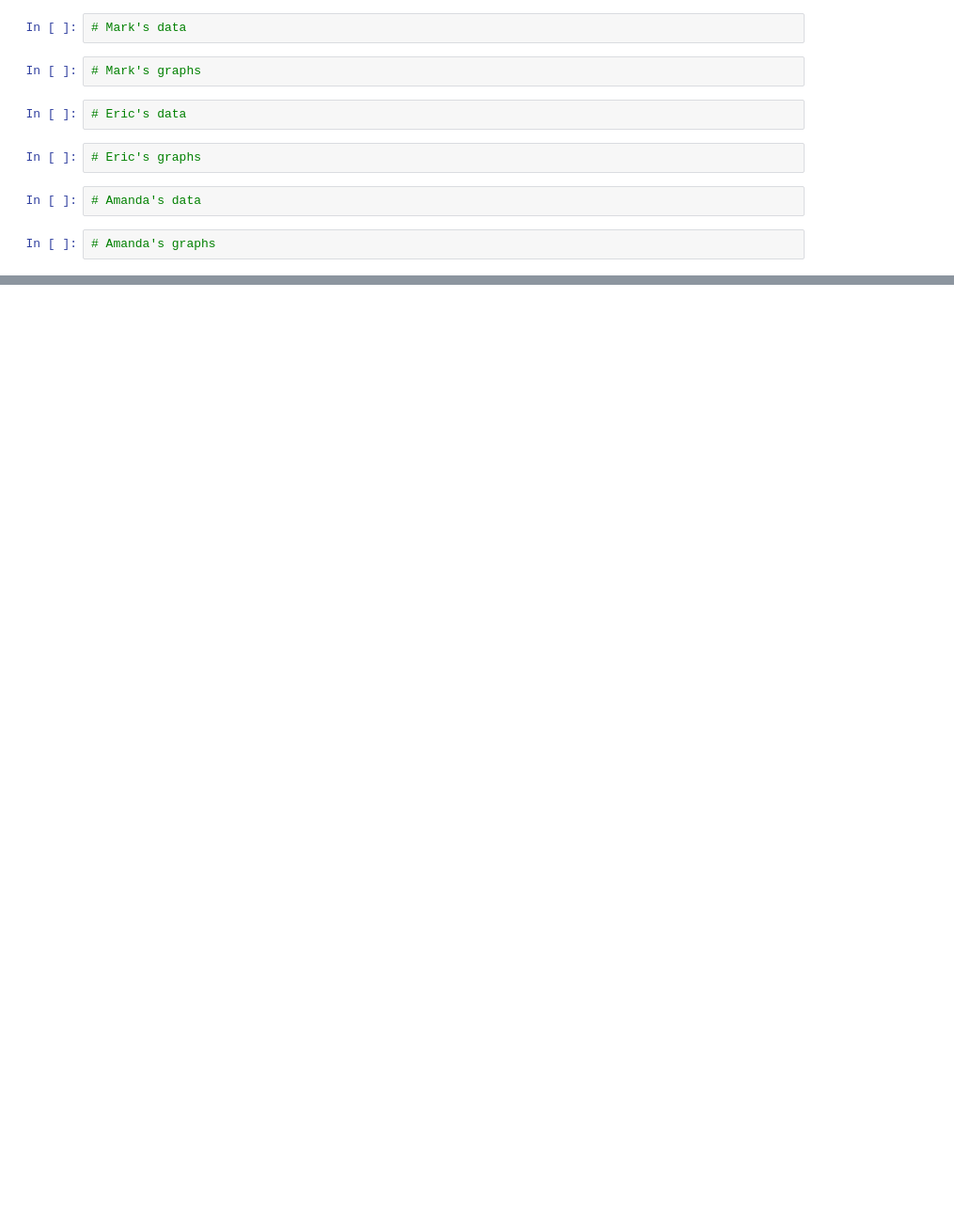
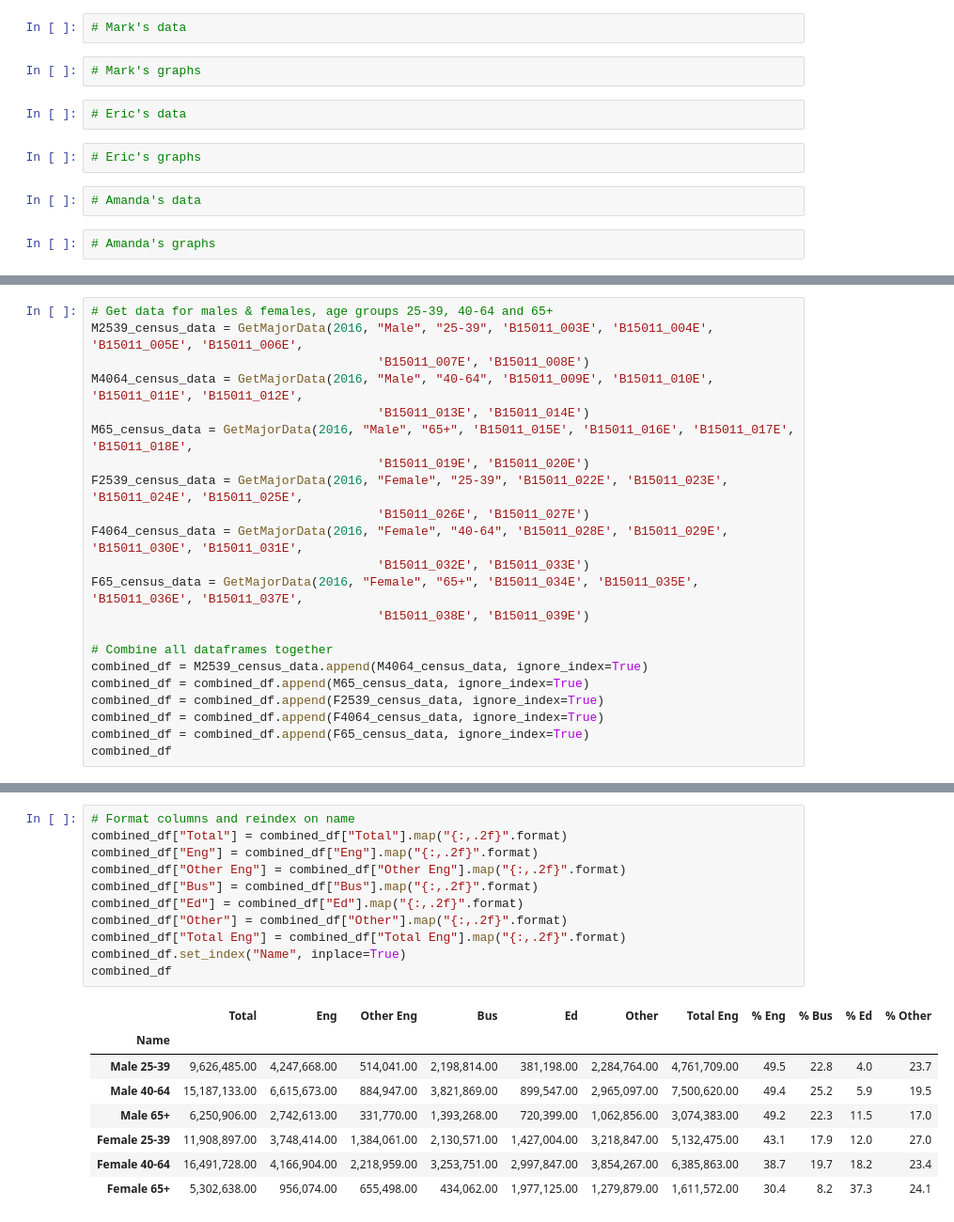
Before and after one commit to spencerrand/Census-Data-Analysis, a Jupyter notebook: Census.ipynb, the cells around one changed output, grey strips where cells are left out. Shown at 94% size. Cells and saved outputs as stored; diff of their text form; blank space fills up the shorter version.

```diff
--- a/Census.ipynb
+++ b/Census.ipynb
@@ -65,0 +60,22 @@ plt.show()
+# %%
+# Get data for males & females, age groups 25-39, 40-64 and 65+
+M2539_census_data = GetMajorData(2016, "Male", "25-39", 'B15011_003E', 'B15011_004E', 'B15011_005E', 'B15011_006E',
+                                       'B15011_007E', 'B15011_008E')
+M4064_census_data = GetMajorData(2016, "Male", "40-64", 'B15011_009E', 'B15011_010E', 'B15011_011E', 'B15011_012E',
+                                       'B15011_013E', 'B15011_014E')
+M65_census_data = GetMajorData(2016, "Male", "65+", 'B15011_015E', 'B15011_016E', 'B15011_017E', 'B15011_018E',
+                                       'B15011_019E', 'B15011_020E')
+F2539_census_data = GetMajorData(2016, "Female", "25-39", 'B15011_022E', 'B15011_023E', 'B15011_024E', 'B15011_025E',
+                                       'B15011_026E', 'B15011_027E')
+F4064_census_data = GetMajorData(2016, "Female", "40-64", 'B15011_028E', 'B15011_029E', 'B15011_030E', 'B15011_031E',
+                                       'B15011_032E', 'B15011_033E')
+F65_census_data = GetMajorData(2016, "Female", "65+", 'B15011_034E', 'B15011_035E', 'B15011_036E', 'B15011_037E',
+                                       'B15011_038E', 'B15011_039E')
+
+# Combine all dataframes together
+combined_df = M2539_census_data.append(M4064_census_data, ignore_index=True)
+combined_df = combined_df.append(M65_census_data, ignore_index=True)
+combined_df = combined_df.append(F2539_census_data, ignore_index=True)
+combined_df = combined_df.append(F4064_census_data, ignore_index=True)
+combined_df = combined_df.append(F65_census_data, ignore_index=True)
+combined_df
@@ -65,0 +90,20 @@ plt.show()
+# %%
+# Format columns and reindex on name
+combined_df["Total"] = combined_df["Total"].map("{:,.2f}".format)
+combined_df["Eng"] = combined_df["Eng"].map("{:,.2f}".format)
+combined_df["Other Eng"] = combined_df["Other Eng"].map("{:,.2f}".format)
+combined_df["Bus"] = combined_df["Bus"].map("{:,.2f}".format)
+combined_df["Ed"] = combined_df["Ed"].map("{:,.2f}".format)
+combined_df["Other"] = combined_df["Other"].map("{:,.2f}".format)
+combined_df["Total Eng"] = combined_df["Total Eng"].map("{:,.2f}".format)
+combined_df.set_index("Name", inplace=True)
+combined_df
+# %% [output]
+|  | Total | Eng | Other Eng | Bus | Ed | Other | Total Eng | % Eng | % Bus | % Ed | % Other |
+| Name |  |  |  |  |  |  |  |  |  |  |  |
+| Male 25-39 | 9,626,485.00 | 4,247,668.00 | 514,041.00 | 2,198,814.00 | 381,198.00 | 2,284,764.00 | 4,761,709.00 | 49.5 | 22.8 | 4.0 | 23.7 |
+| Male 40-64 | 15,187,133.00 | 6,615,673.00 | 884,947.00 | 3,821,869.00 | 899,547.00 | 2,965,097.00 | 7,500,620.00 | 49.4 | 25.2 | 5.9 | 19.5 |
+| Male 65+ | 6,250,906.00 | 2,742,613.00 | 331,770.00 | 1,393,268.00 | 720,399.00 | 1,062,856.00 | 3,074,383.00 | 49.2 | 22.3 | 11.5 | 17.0 |
+| Female 25-39 | 11,908,897.00 | 3,748,414.00 | 1,384,061.00 | 2,130,571.00 | 1,427,004.00 | 3,218,847.00 | 5,132,475.00 | 43.1 | 17.9 | 12.0 | 27.0 |
+| Female 40-64 | 16,491,728.00 | 4,166,904.00 | 2,218,959.00 | 3,253,751.00 | 2,997,847.00 | 3,854,267.00 | 6,385,863.00 | 38.7 | 19.7 | 18.2 | 23.4 |
+| Female 65+ | 5,302,638.00 | 956,074.00 | 655,498.00 | 434,062.00 | 1,977,125.00 | 1,279,879.00 | 1,611,572.00 | 30.4 | 8.2 | 37.3 | 24.1 |
```
Also changed, not shown: parts of 14 cells of this notebook.
